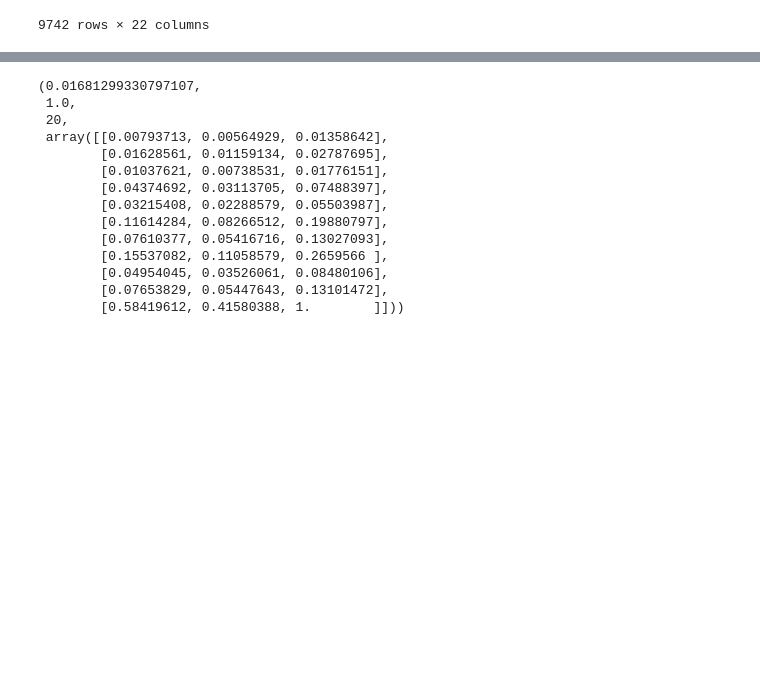
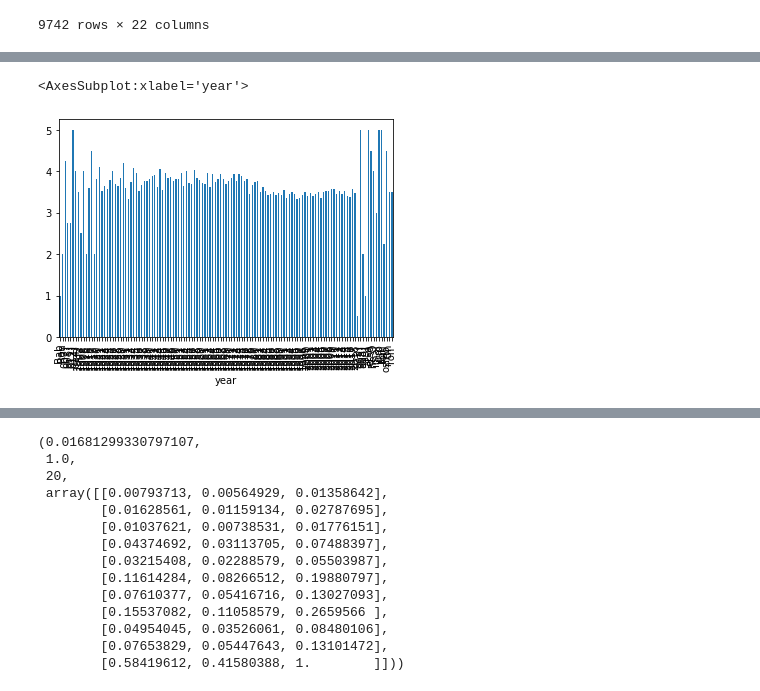
Before and after one commit to yihuaH/cs105-final-project, a Jupyter notebook: final.ipynb, the cells around one changed output, grey strips where cells are left out. Cells and saved outputs as stored; diff of their text form; code cells hidden in the pictures; blank space fills up the shorter version.

```diff
--- a/final.ipynb
+++ b/final.ipynb
@@ -169,0 +189,6 @@ ValueError: pie requires either y column or 'subplots=True'
+# %%
+X=ratings.groupby("year")["rating"].mean()
+X.plot.bar()
+# %% [output]
+<AxesSubplot:xlabel='year'>
+[figure, added]
```
Also changed, not shown: parts of 9 cells of this notebook.
